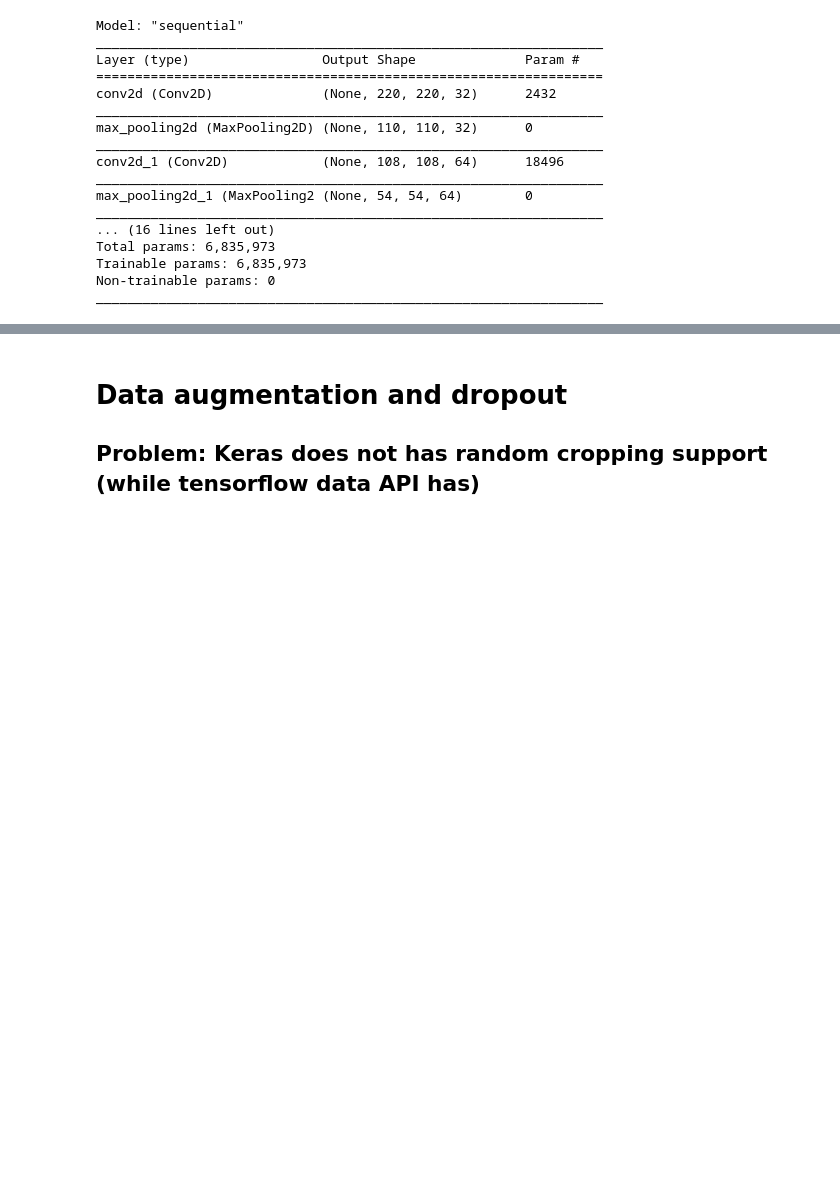
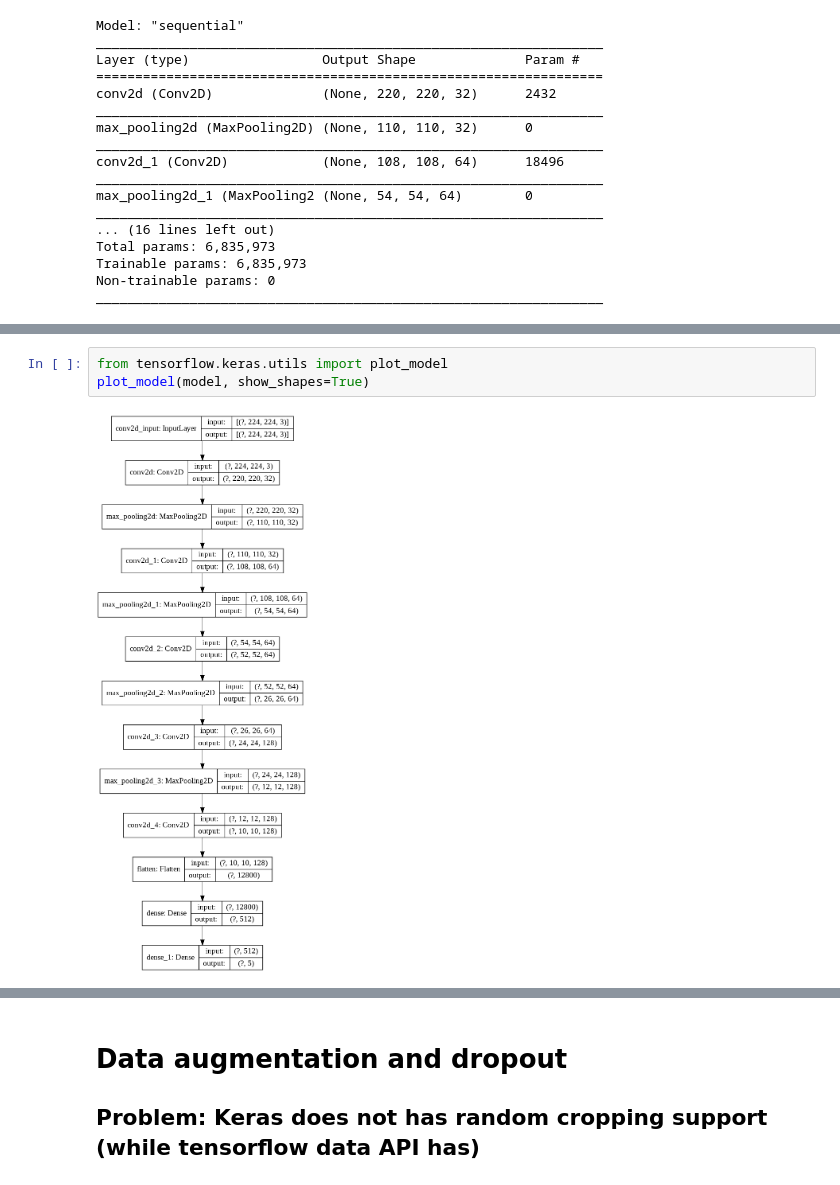
Before and after one commit to Telemaco019/flowers-recognition-NN-comparisons, a Jupyter notebook: notebooks/tf_flowers_complete_image_generator.ipynb, the cells around one changed output, grey strips where cells are left out. Cells and saved outputs as stored; diff of their text form; blank space fills up the shorter version.

```diff
--- a/notebooks/tf_flowers_complete_image_generator.ipynb
+++ b/notebooks/tf_flowers_complete_image_generator.ipynb
@@ -398,3 +413,8 @@ Epoch 8/15
+# %%
+from tensorflow.keras.utils import plot_model
+plot_model(model, show_shapes=True)
+# %% [output]
+[figure, added]
 # %%
 model = tf.keras.models.load_model('tf_flowers_base.h5')
 plot_curves(history)
```
Also changed, not shown: parts of 12 cells of this notebook.
